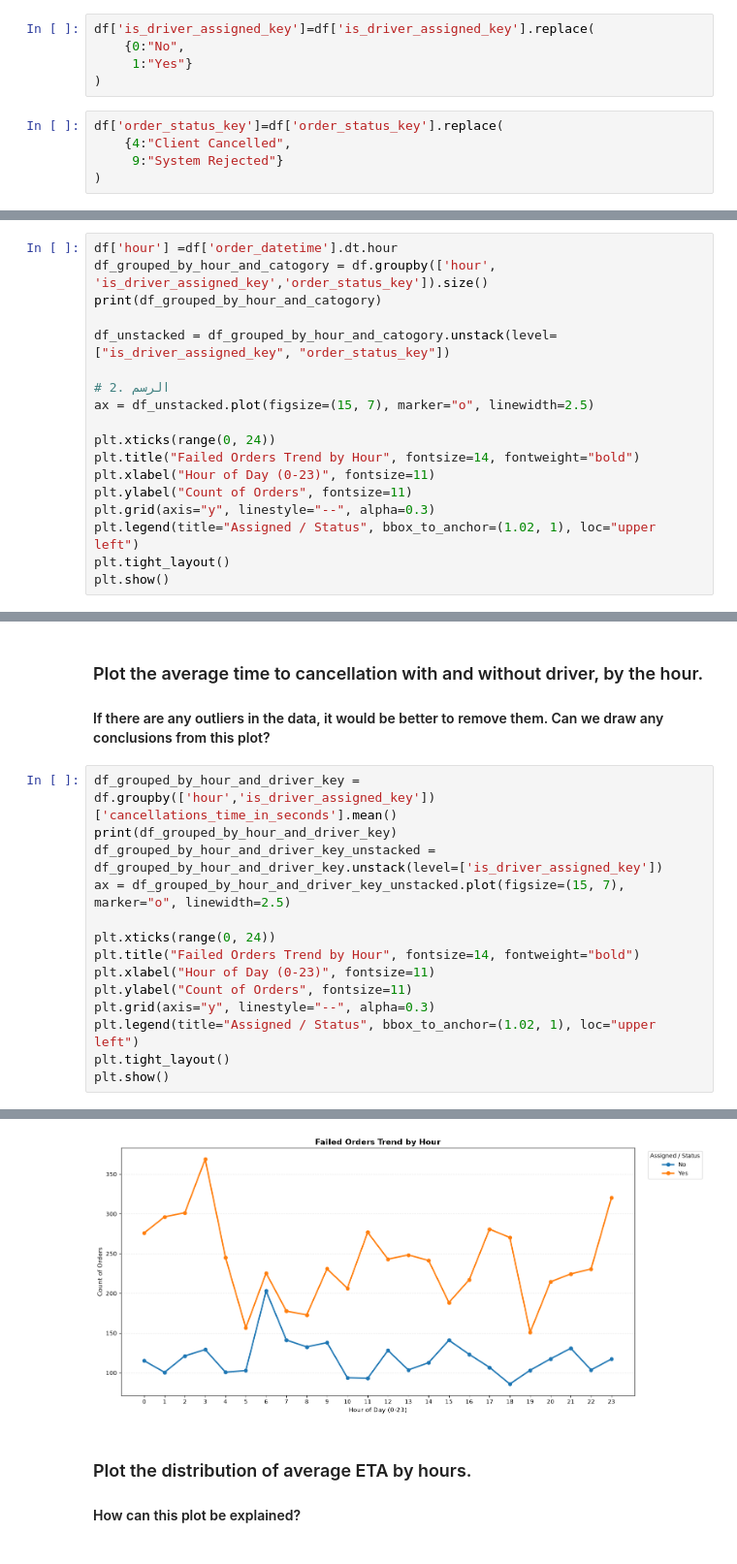
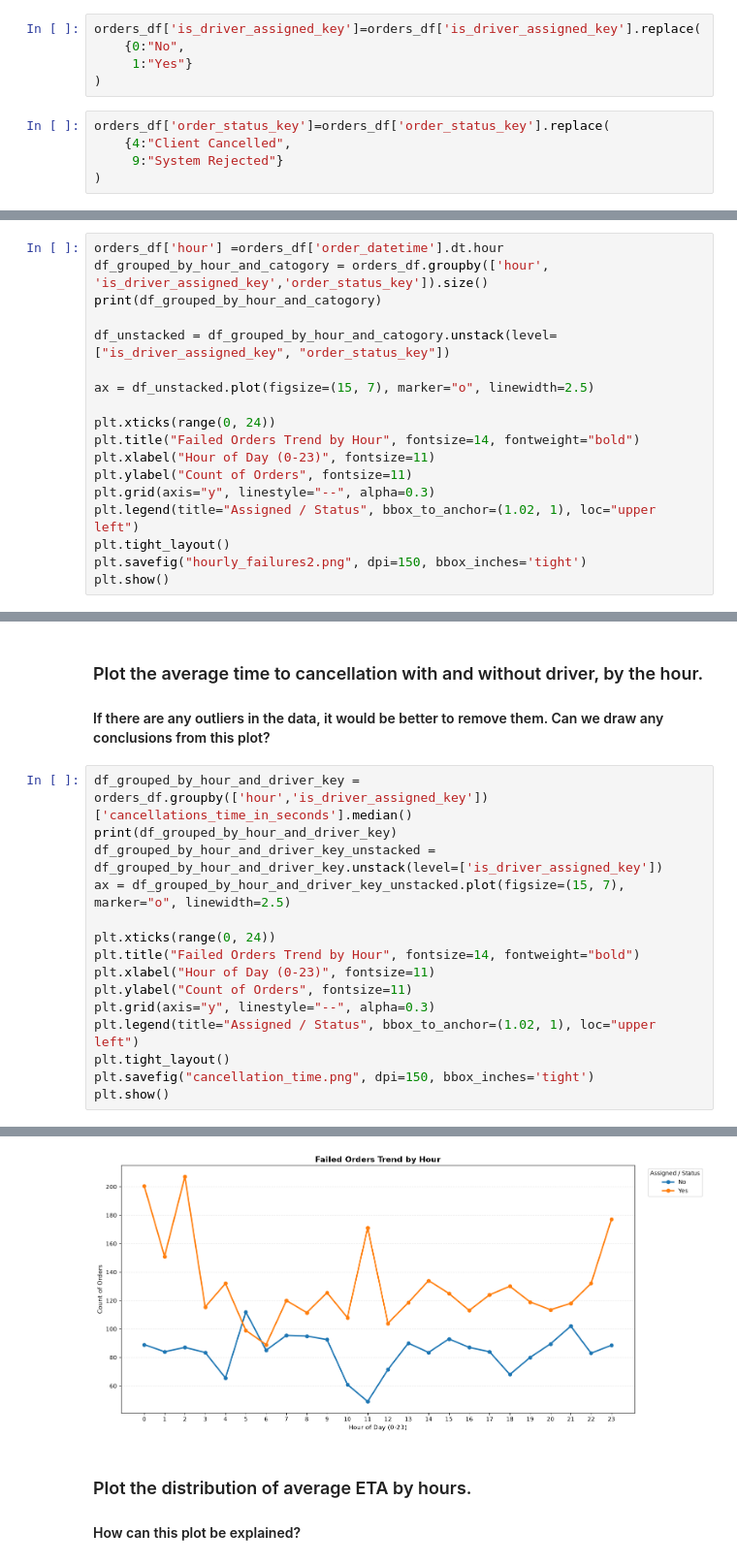
Before and after one commit to s-sarahsalah-oss/Stratascratch-Insights-from-Failed-Orders, a Jupyter notebook: Insights from Failed Orders.ipynb, the cells around one changed output, grey strips where cells are left out. Shown at 97% size. Cells and saved outputs as stored; diff of their text form.

```diff
--- a/Insights from Failed Orders.ipynb
+++ b/Insights from Failed Orders.ipynb
@@ -72,10 +42,10 @@ df.shape
 # %%
-df['is_driver_assigned_key']=df['is_driver_assigned_key'].replace(
+orders_df['is_driver_assigned_key']=orders_df['is_driver_assigned_key'].replace(
     {0:"No",
      1:"Yes"}
 )
 # %%
-df['order_status_key']=df['order_status_key'].replace(
+orders_df['order_status_key']=orders_df['order_status_key'].replace(
     {4:"Client Cancelled",
      9:"System Rejected"}
 )
@@ -147,11 +110,10 @@ plt.show()
 # %%
-df['hour'] =df['order_datetime'].dt.hour
-df_grouped_by_hour_and_catogory = df.groupby(['hour', 'is_driver_assigned_key','order_status_key']).size()
+orders_df['hour'] =orders_df['order_datetime'].dt.hour
+df_grouped_by_hour_and_catogory = orders_df.groupby(['hour', 'is_driver_assigned_key','order_status_key']).size()
 print(df_grouped_by_hour_and_catogory)
 
 df_unstacked = df_grouped_by_hour_and_catogory.unstack(level=["is_driver_assigned_key", "order_status_key"])
 
-# 2. الرسم
 ax = df_unstacked.plot(figsize=(15, 7), marker="o", linewidth=2.5)
 
 plt.xticks(range(0, 24))
@@ -161,6 +123,7 @@ plt.ylabel("Count of Orders", fontsize=11)
 plt.grid(axis="y", linestyle="--", alpha=0.3)
 plt.legend(title="Assigned / Status", bbox_to_anchor=(1.02, 1), loc="upper left")
 plt.tight_layout()
+plt.savefig("hourly_failures2.png", dpi=150, bbox_inches='tight')
 plt.show()
 # %% [output]
 hour  is_driver_assigned_key  order_status_key
@@ -181,7 +144,7 @@ Length: 73, dtype: int64
 ### Plot the average time to cancellation with and without driver, by the hour.
 #### If there are any outliers in the data, it would be better to remove them. Can we draw any conclusions from this plot?
 # %%
-df_grouped_by_hour_and_driver_key = df.groupby(['hour','is_driver_assigned_key'])['cancellations_time_in_seconds'].mean()
+df_grouped_by_hour_and_driver_key = orders_df.groupby(['hour','is_driver_assigned_key'])['cancellations_time_in_seconds'].median()
 print(df_grouped_by_hour_and_driver_key)
 df_grouped_by_hour_and_driver_key_unstacked = df_grouped_by_hour_and_driver_key.unstack(level=['is_driver_assigned_key'])
 ax = df_grouped_by_hour_and_driver_key_unstacked.plot(figsize=(15, 7), marker="o", linewidth=2.5)
@@ -193,6 +156,7 @@ plt.ylabel("Count of Orders", fontsize=11)
 plt.grid(axis="y", linestyle="--", alpha=0.3)
 plt.legend(title="Assigned / Status", bbox_to_anchor=(1.02, 1), loc="upper left")
 plt.tight_layout()
+plt.savefig("cancellation_time.png", dpi=150, bbox_inches='tight')
 plt.show()
 # %% [output]
 hour  is_driver_assigned_key
@@ -214,5 +178,5 @@ hour  is_driver_assigned_key
 Name: cancellations_time_in_seconds, dtype: float64
-[figure, old version]
+[figure, new version]
 # %% [markdown]
 ### Plot the distribution of average ETA by hours.
 #### How can this plot be explained?
```
Also changed, not shown: parts of 18 cells of this notebook, 8 other files.
